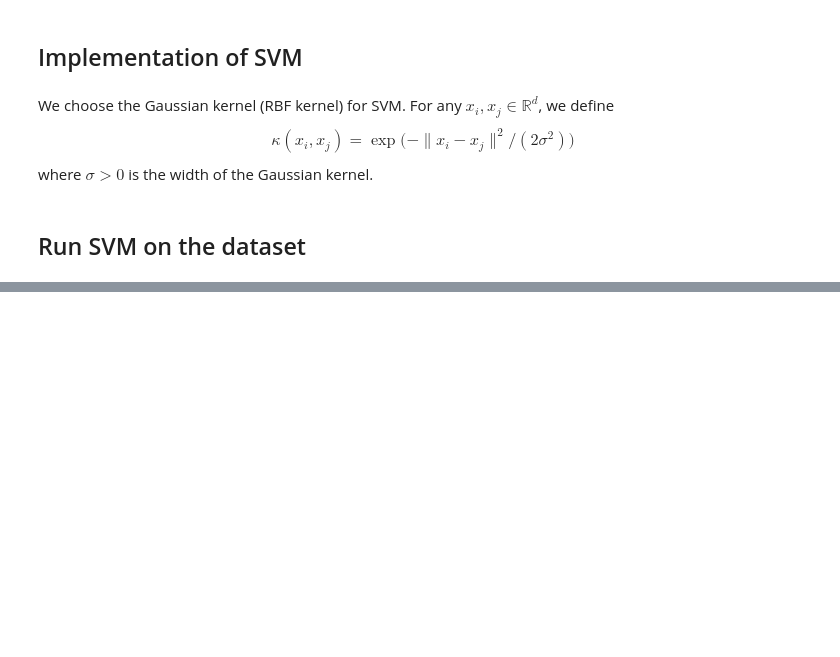
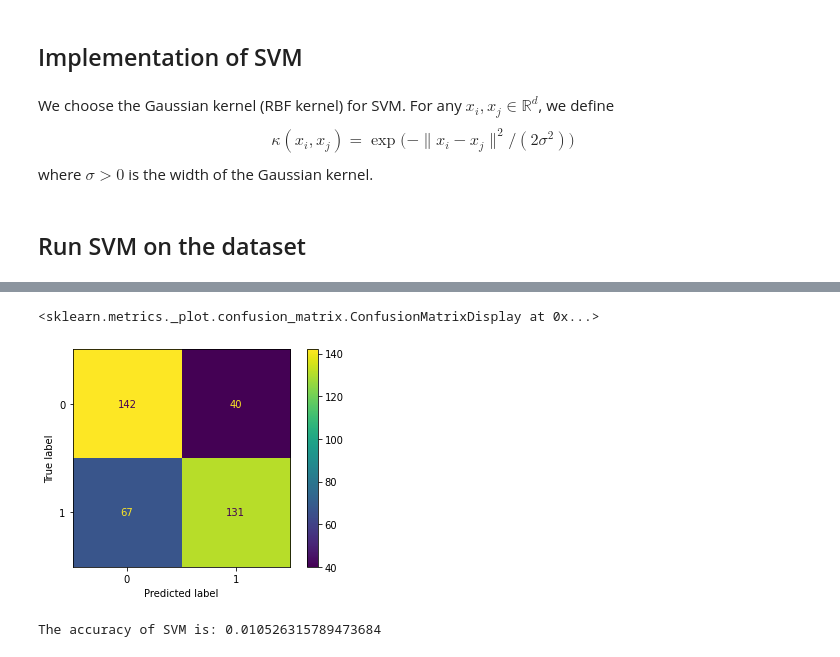
Before and after one commit to Giusseppe-97/Uncertainty_Quantification, a Jupyter notebook: code/code_classification/Messidor/support_vector_machine_messidor.ipynb, the cells around one changed output, grey strips where cells are left out. Saved outputs shown, nothing was run; the diff lists cells and outputs as text; code cells hidden in the pictures; blank space fills up the shorter version.

```diff
--- a/code/code_classification/Messidor/support_vector_machine_messidor.ipynb
+++ b/code/code_classification/Messidor/support_vector_machine_messidor.ipynb
@@ -161,0 +300,5 @@ class SVM():
+# %%
+plot_confusion_matrix(clf_svm,t_t()[1],  t_t()[3], values_format='d')
+# %% [output]
+<sklearn.metrics._plot.confusion_matrix.ConfusionMatrixDisplay at 0x...>
+[figure, added]
@@ -162,3 +315,7 @@ class SVM():
+# %%
+run()
+# %% [output]
+The accuracy of SVM is: 0.010526315789473684
 # %%
 # def loadDataSet(dataset_path):
 #     data = pd.read_table(dataset_path, header=None)
```
Also changed, not shown: parts of 23 cells of this notebook.
